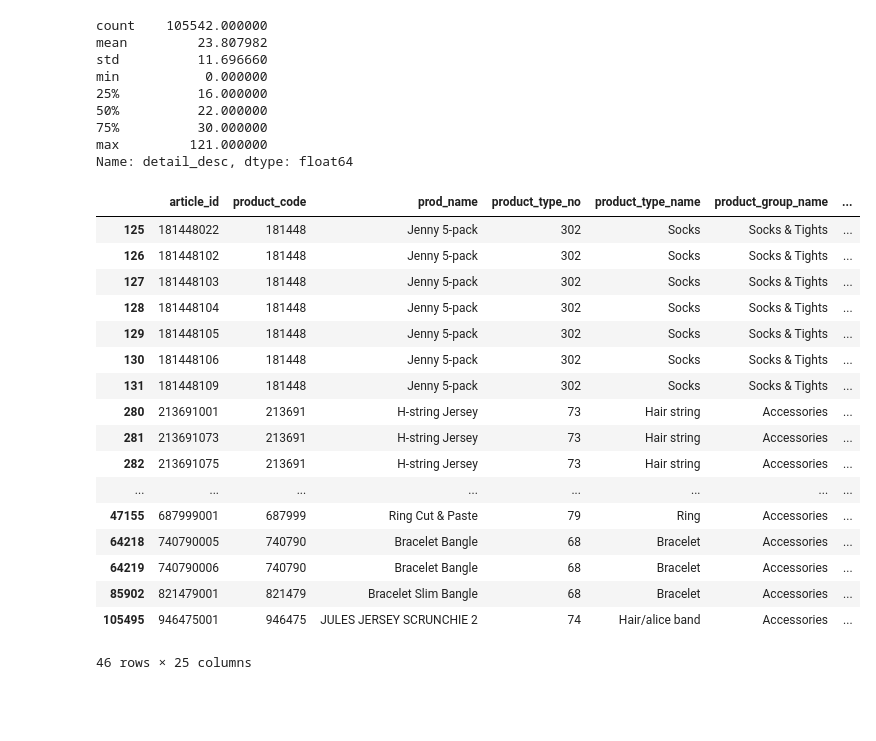
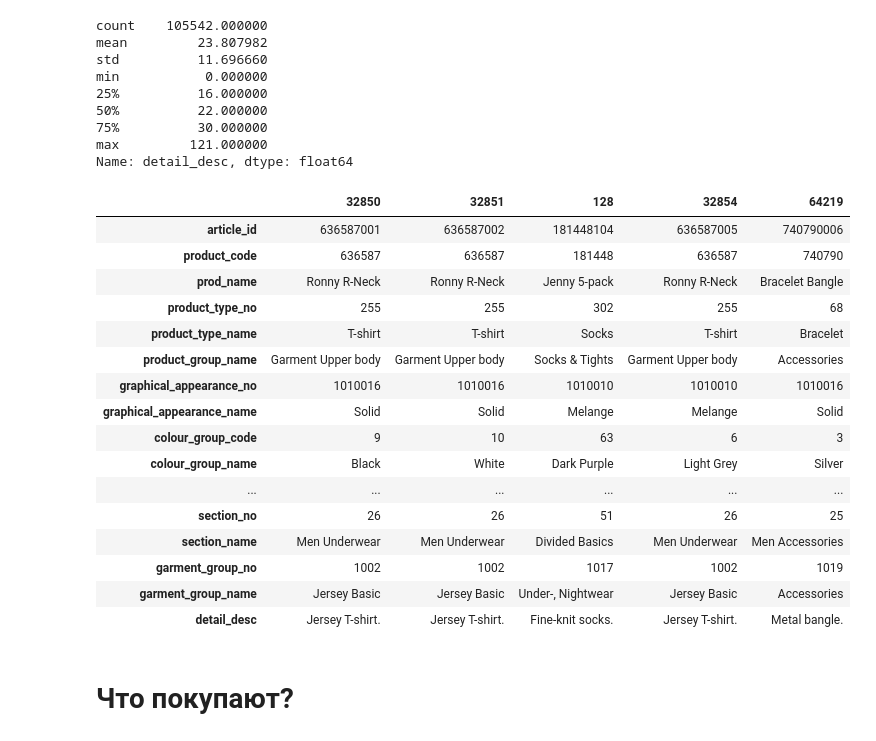
Before and after one commit to alex-prokudaylo/otus_education, a Jupyter notebook: h-m-recsys-eda.ipynb, the cells around one changed output. Saved outputs shown, nothing was run; the diff lists cells and outputs as text; code cells hidden in the pictures; blank space fills up the shorter version.

```diff
--- a/h-m-recsys-eda.ipynb
+++ b/h-m-recsys-eda.ipynb
@@ -291,23 +290,24 @@ min           0.000000
 max         121.000000
 Name: detail_desc, dtype: float64
 # %%
-articles_df[articles_detail_desc_len == 2]
+articles_df[articles_detail_desc_len == 2].sample(5).T
 # %% [output]
-|  | article_id | product_code | prod_name | product_type_no | product_type_name | product_group_name | ... |
-| 125 | 181448022 | 181448 | Jenny 5-pack | 302 | Socks | Socks & Tights | ... |
-| 126 | 181448102 | 181448 | Jenny 5-pack | 302 | Socks | Socks & Tights | ... |
-| 127 | 181448103 | 181448 | Jenny 5-pack | 302 | Socks | Socks & Tights | ... |
-| 128 | 181448104 | 181448 | Jenny 5-pack | 302 | Socks | Socks & Tights | ... |
-| 129 | 181448105 | 181448 | Jenny 5-pack | 302 | Socks | Socks & Tights | ... |
-| 130 | 181448106 | 181448 | Jenny 5-pack | 302 | Socks | Socks & Tights | ... |
-| 131 | 181448109 | 181448 | Jenny 5-pack | 302 | Socks | Socks & Tights | ... |
-| 280 | 213691001 | 213691 | H-string Jersey | 73 | Hair string | Accessories | ... |
-| 281 | 213691073 | 213691 | H-string Jersey | 73 | Hair string | Accessories | ... |
-| 282 | 213691075 | 213691 | H-string Jersey | 73 | Hair string | Accessories | ... |
-| ... | ... | ... | ... | ... | ... | ... | ... |
-| 47155 | 687999001 | 687999 | Ring Cut & Paste | 79 | Ring | Accessories | ... |
-| 64218 | 740790005 | 740790 | Bracelet Bangle | 68 | Bracelet | Accessories | ... |
-| 64219 | 740790006 | 740790 | Bracelet Bangle | 68 | Bracelet | Accessories | ... |
-| 85902 | 821479001 | 821479 | Bracelet Slim Bangle | 68 | Bracelet | Accessories | ... |
-| 105495 | 946475001 | 946475 | JULES JERSEY SCRUNCHIE 2 | 74 | Hair/alice band | Accessories | ... |
+|  | 32850 | 32851 | 128 | 32854 | 64219 |
+| article_id | 636587001 | 636587002 | 181448104 | 636587005 | 740790006 |
+| product_code | 636587 | 636587 | 181448 | 636587 | 740790 |
+| prod_name | Ronny R-Neck | Ronny R-Neck | Jenny 5-pack | Ronny R-Neck | Bracelet Bangle |
+| product_type_no | 255 | 255 | 302 | 255 | 68 |
+| product_type_name | T-shirt | T-shirt | Socks | T-shirt | Bracelet |
+| product_group_name | Garment Upper body | Garment Upper body | Socks & Tights | Garment Upper body | Accessories |
+| graphical_appearance_no | 1010016 | 1010016 | 1010010 | 1010010 | 1010016 |
+| graphical_appearance_name | Solid | Solid | Melange | Melange | Solid |
+| colour_group_code | 9 | 10 | 63 | 6 | 3 |
+| colour_group_name | Black | White | Dark Purple | Light Grey | Silver |
+| ... | ... | ... | ... | ... | ... |
+| section_no | 26 | 26 | 51 | 26 | 25 |
+| section_name | Men Underwear | Men Underwear | Divided Basics | Men Underwear | Men Accessories |
+| garment_group_no | 1002 | 1002 | 1017 | 1002 | 1019 |
+| garment_group_name | Jersey Basic | Jersey Basic | Under-, Nightwear | Jersey Basic | Accessories |
+| detail_desc | Jersey T-shirt. | Jersey T-shirt. | Fine-knit socks. | Jersey T-shirt. | Metal bangle. |
-46 rows × 25 columns
+# %% [markdown]
+# Что покупают?
```
Also changed, not shown: parts of 7 cells of this notebook.
